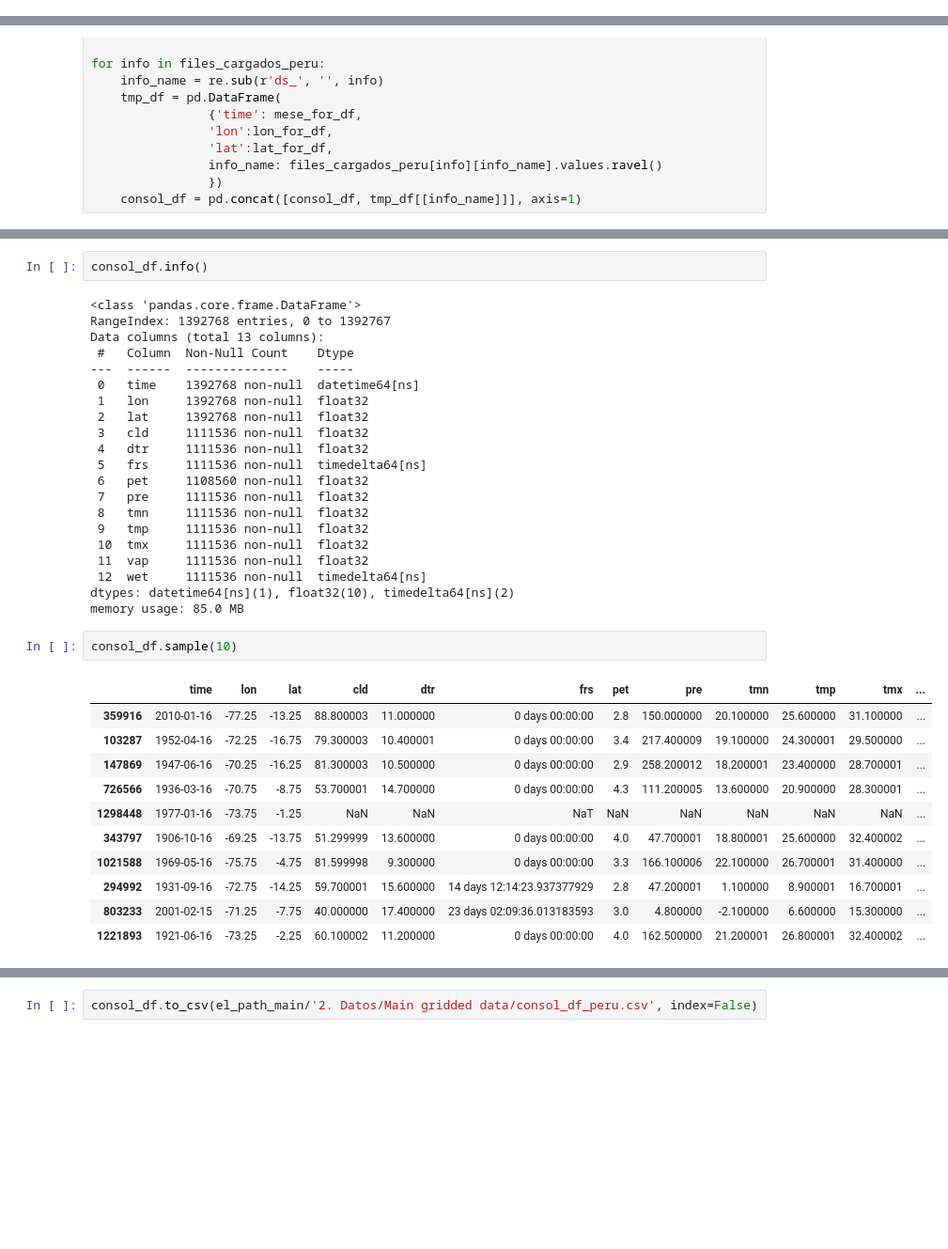
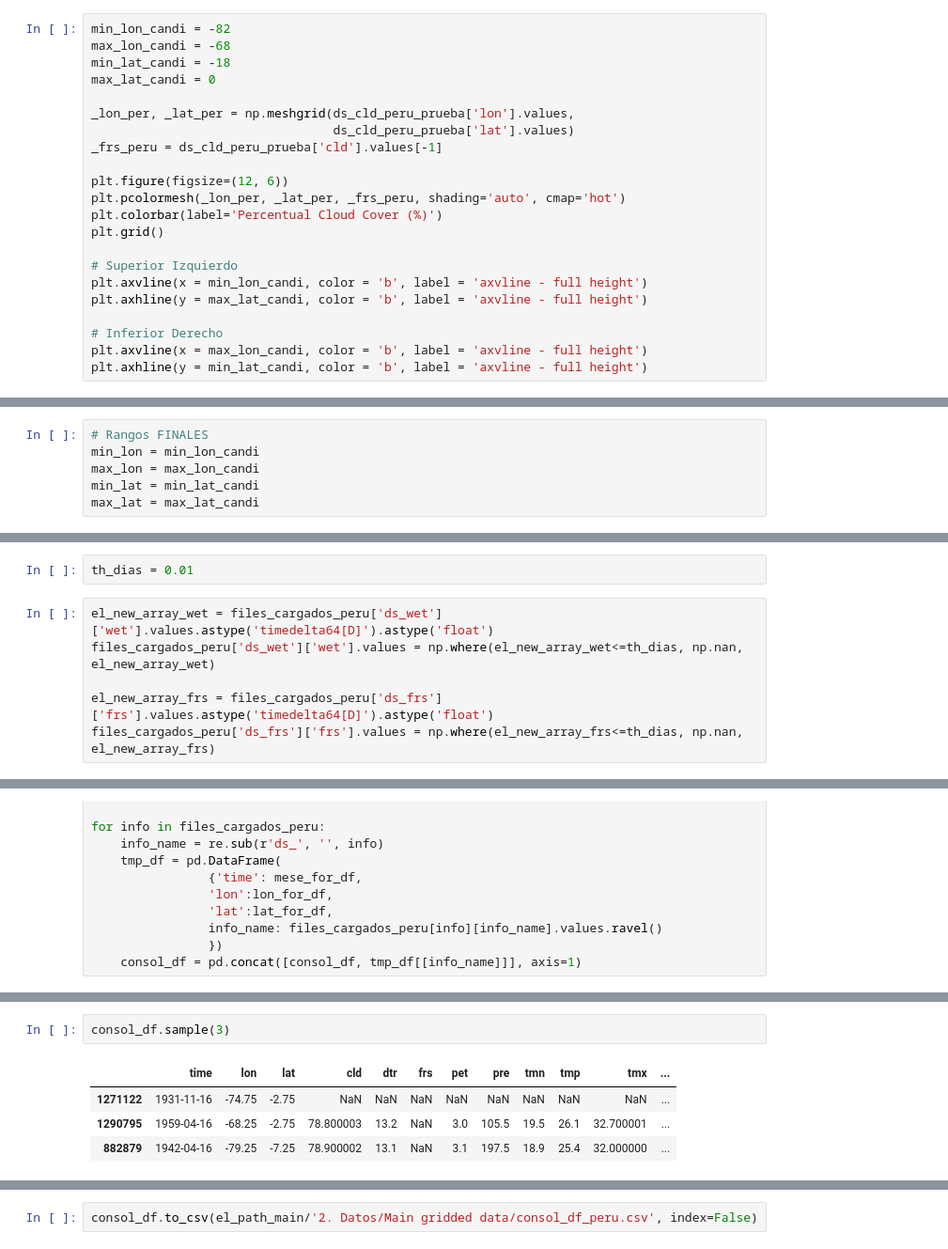
Before and after one commit to gabodabo-uno/DLA2501---Deep-Learning-Avanzado, a Jupyter notebook: Flood forecasting/3. Programas/02_Save_Gridded_TimeSeries.ipynb, the cells around one changed output, grey strips where cells are left out. Shown at 94% size. Cells and saved outputs as stored; diff of their text form; blank space fills up the shorter version.

Commit message:
Añado creación de target y correcciones menores de dtypes

```diff
--- a/Flood forecasting/3. Programas/02_Save_Gridded_TimeSeries.ipynb
+++ b/Flood forecasting/3. Programas/02_Save_Gridded_TimeSeries.ipynb
@@ -182,0 +170,22 @@ files_cargados_peru  = {info:filtrar_por_lat_lon(files_cargados[info], (min_lat,
+# %%
+min_lon_candi = -82
+max_lon_candi = -68
+min_lat_candi = -18
+max_lat_candi = 0
+
+_lon_per, _lat_per = np.meshgrid(ds_cld_peru_prueba['lon'].values,
+                                 ds_cld_peru_prueba['lat'].values)
+_frs_peru = ds_cld_peru_prueba['cld'].values[-1]
+
+plt.figure(figsize=(12, 6))
+plt.pcolormesh(_lon_per, _lat_per, _frs_peru, shading='auto', cmap='hot')
+plt.colorbar(label='Percentual Cloud Cover (%)')
+plt.grid()
+
+# Superior Izquierdo
+plt.axvline(x = min_lon_candi, color = 'b', label = 'axvline - full height')
+plt.axhline(y = max_lat_candi, color = 'b', label = 'axvline - full height')
+
+# Inferior Derecho
+plt.axvline(x = max_lon_candi, color = 'b', label = 'axvline - full height')
+plt.axhline(y = min_lat_candi, color = 'b', label = 'axvline - full height')
@@ -182,0 +195,6 @@ files_cargados_peru  = {info:filtrar_por_lat_lon(files_cargados[info], (min_lat,
+# %%
+# Rangos FINALES
+min_lon = min_lon_candi
+max_lon = max_lon_candi
+min_lat = min_lat_candi
+max_lat = max_lat_candi
@@ -182,0 +212,8 @@ files_cargados_peru  = {info:filtrar_por_lat_lon(files_cargados[info], (min_lat,
+# %%
+th_dias = 0.01
+# %%
+el_new_array_wet = files_cargados_peru['ds_wet']['wet'].values.astype('timedelta64[D]').astype('float')
+files_cargados_peru['ds_wet']['wet'].values = np.where(el_new_array_wet<=th_dias, np.nan, el_new_array_wet)
+
+el_new_array_frs = files_cargados_peru['ds_frs']['frs'].values.astype('timedelta64[D]').astype('float')
+files_cargados_peru['ds_frs']['frs'].values = np.where(el_new_array_frs<=th_dias, np.nan, el_new_array_frs)
@@ -247,40 +360,10 @@ Attributes:
     references:   Information on the data is available at http://badc.nerc.ac...
     comment:      Access to these data is available to any registered CEDA user.
     contact:      support@ceda.ac.uk
-# %%
-consol_df.info()
-# %% [output]
-<class 'pandas.core.frame.DataFrame'>
-RangeIndex: 1392768 entries, 0 to 1392767
-Data columns (total 13 columns):
- #   Column  Non-Null Count    Dtype
----  ------  --------------    -----
- 0   time    1392768 non-null  datetime64[ns]
- 1   lon     1392768 non-null  float32
- 2   lat     1392768 non-null  float32
- 3   cld     1111536 non-null  float32
- 4   dtr     1111536 non-null  float32
- 5   frs     1111536 non-null  timedelta64[ns]
- 6   pet     1108560 non-null  float32
- 7   pre     1111536 non-null  float32
- 8   tmn     1111536 non-null  float32
- 9   tmp     1111536 non-null  float32
- 10  tmx     1111536 non-null  float32
- 11  vap     1111536 non-null  float32
- 12  wet     1111536 non-null  timedelta64[ns]
-dtypes: datetime64[ns](1), float32(10), timedelta64[ns](2)
-memory usage: 85.0 MB
 # %%
-consol_df.sample(10)
+consol_df.sample(3)
 # %% [output]
 |  | time | lon | lat | cld | dtr | frs | pet | pre | tmn | tmp | tmx | ... |
-| 359916 | 2010-01-16 | -77.25 | -13.25 | 88.800003 | 11.000000 | 0 days 00:00:00 | 2.8 | 150.000000 | 20.100000 | 25.600000 | 31.100000 | ... |
-| 103287 | 1952-04-16 | -72.25 | -16.75 | 79.300003 | 10.400001 | 0 days 00:00:00 | 3.4 | 217.400009 | 19.100000 | 24.300001 | 29.500000 | ... |
-| 147869 | 1947-06-16 | -70.25 | -16.25 | 81.300003 | 10.500000 | 0 days 00:00:00 | 2.9 | 258.200012 | 18.200001 | 23.400000 | 28.700001 | ... |
-| 726566 | 1936-03-16 | -70.75 | -8.75 | 53.700001 | 14.700000 | 0 days 00:00:00 | 4.3 | 111.200005 | 13.600000 | 20.900000 | 28.300001 | ... |
-| 1298448 | 1977-01-16 | -73.75 | -1.25 | NaN | NaN | NaT | NaN | NaN | NaN | NaN | NaN | ... |
-| 343797 | 1906-10-16 | -69.25 | -13.75 | 51.299999 | 13.600000 | 0 days 00:00:00 | 4.0 | 47.700001 | 18.800001 | 25.600000 | 32.400002 | ... |
-| 1021588 | 1969-05-16 | -75.75 | -4.75 | 81.599998 | 9.300000 | 0 days 00:00:00 | 3.3 | 166.100006 | 22.100000 | 26.700001 | 31.400000 | ... |
-| 294992 | 1931-09-16 | -72.75 | -14.25 | 59.700001 | 15.600000 | 14 days 12:14:23.937377929 | 2.8 | 47.200001 | 1.100000 | 8.900001 | 16.700001 | ... |
-| 803233 | 2001-02-15 | -71.25 | -7.75 | 40.000000 | 17.400000 | 23 days 02:09:36.013183593 | 3.0 | 4.800000 | -2.100000 | 6.600000 | 15.300000 | ... |
-| 1221893 | 1921-06-16 | -73.25 | -2.25 | 60.100002 | 11.200000 | 0 days 00:00:00 | 4.0 | 162.500000 | 21.200001 | 26.800001 | 32.400002 | ... |
+| 1271122 | 1931-11-16 | -74.75 | -2.75 | NaN | NaN | NaN | NaN | NaN | NaN | NaN | NaN | ... |
+| 1290795 | 1959-04-16 | -68.25 | -2.75 | 78.800003 | 13.2 | NaN | 3.0 | 105.5 | 19.5 | 26.1 | 32.700001 | ... |
+| 882879 | 1942-04-16 | -79.25 | -7.25 | 78.900002 | 13.1 | NaN | 3.1 | 197.5 | 18.9 | 25.4 | 32.000000 | ... |
```
Also changed, not shown: parts of 54 cells of this notebook, 1 other file.
